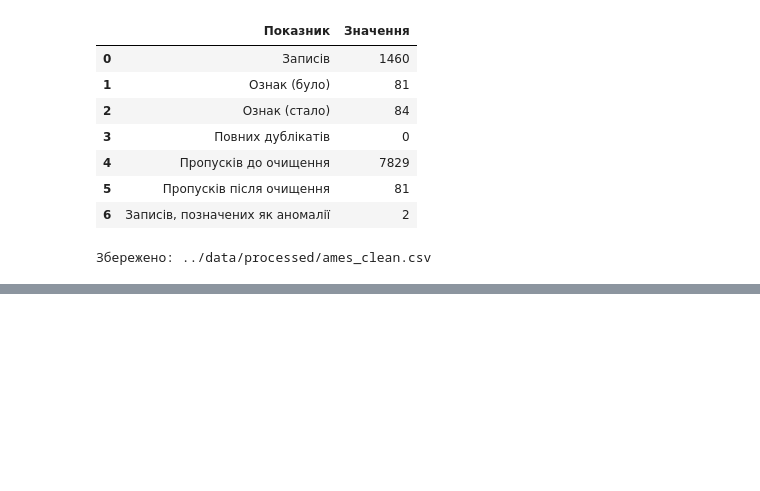
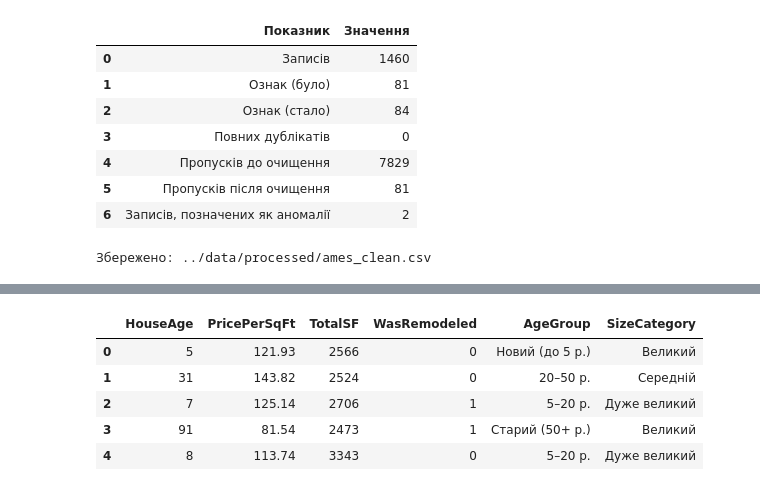
Before and after one commit to Denis8870/ames-housing-analysis, a Jupyter notebook: notebooks/analysis.ipynb, the cells around one changed output, grey strips where cells are left out. Cells and saved outputs as stored; diff of their text form; code cells hidden in the pictures; blank space fills up the shorter version.

```diff
--- a/notebooks/analysis.ipynb
+++ b/notebooks/analysis.ipynb
@@ -286,0 +308,21 @@ print("Збережено:", PROCESSED_PATH)
+# %%
+df["HouseAge"] = df["YrSold"] - df["YearBuilt"]
+df["PricePerSqFt"] = df["SalePrice"] / df["GrLivArea"]
+df["TotalSF"] = df["TotalBsmtSF"] + df["1stFlrSF"] + df["2ndFlrSF"]
+df["WasRemodeled"] = (df["YearRemodAdd"] > df["YearBuilt"]).astype(int)
+
+df["AgeGroup"] = pd.cut(
+    df["HouseAge"], bins=[-1, 5, 20, 50, 200],
+    labels=["Новий (до 5 р.)", "5–20 р.", "20–50 р.", "Старий (50+ р.)"],
+)
+df["SizeCategory"] = pd.qcut(
+    df["GrLivArea"], q=4, labels=["Малий", "Середній", "Великий", "Дуже великий"],
+)
+df[["HouseAge", "PricePerSqFt", "TotalSF", "WasRemodeled", "AgeGroup", "SizeCategory"]].head()
+# %% [output]
+|  | HouseAge | PricePerSqFt | TotalSF | WasRemodeled | AgeGroup | SizeCategory |
+| 0 | 5 | 121.93 | 2566 | 0 | Новий (до 5 р.) | Великий |
+| 1 | 31 | 143.82 | 2524 | 0 | 20–50 р. | Середній |
+| 2 | 7 | 125.14 | 2706 | 1 | 5–20 р. | Дуже великий |
+| 3 | 91 | 81.54 | 2473 | 1 | Старий (50+ р.) | Великий |
+| 4 | 8 | 113.74 | 3343 | 0 | 5–20 р. | Дуже великий |
```
Also changed, not shown: parts of 24 cells of this notebook.
